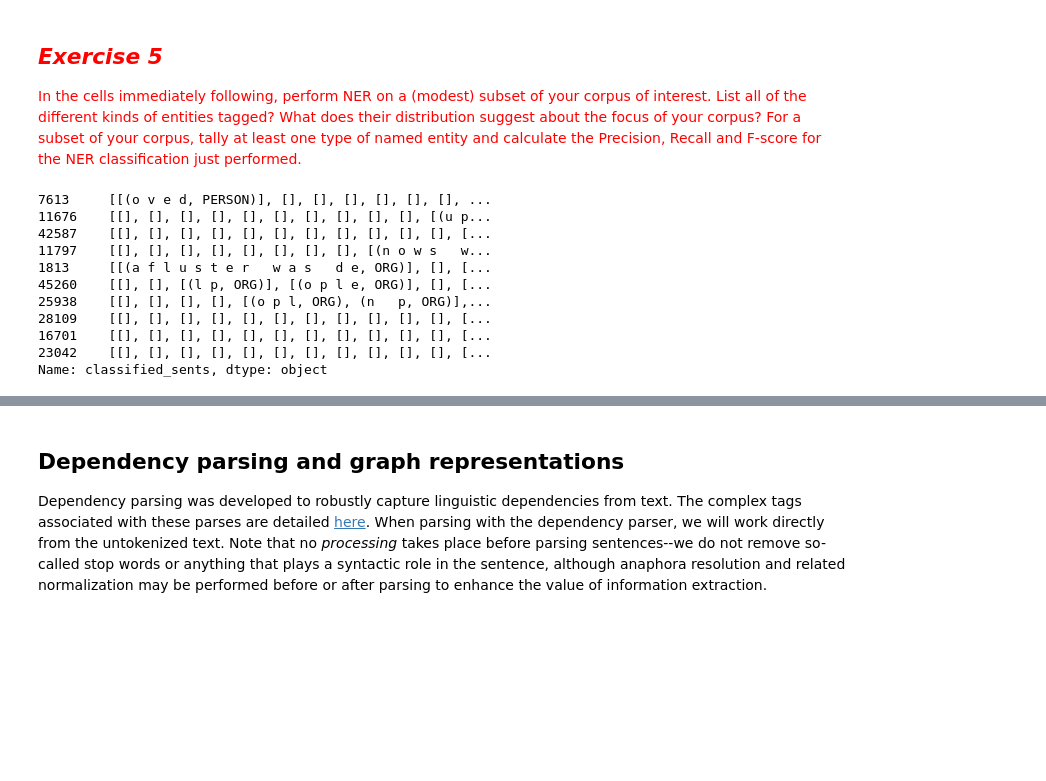
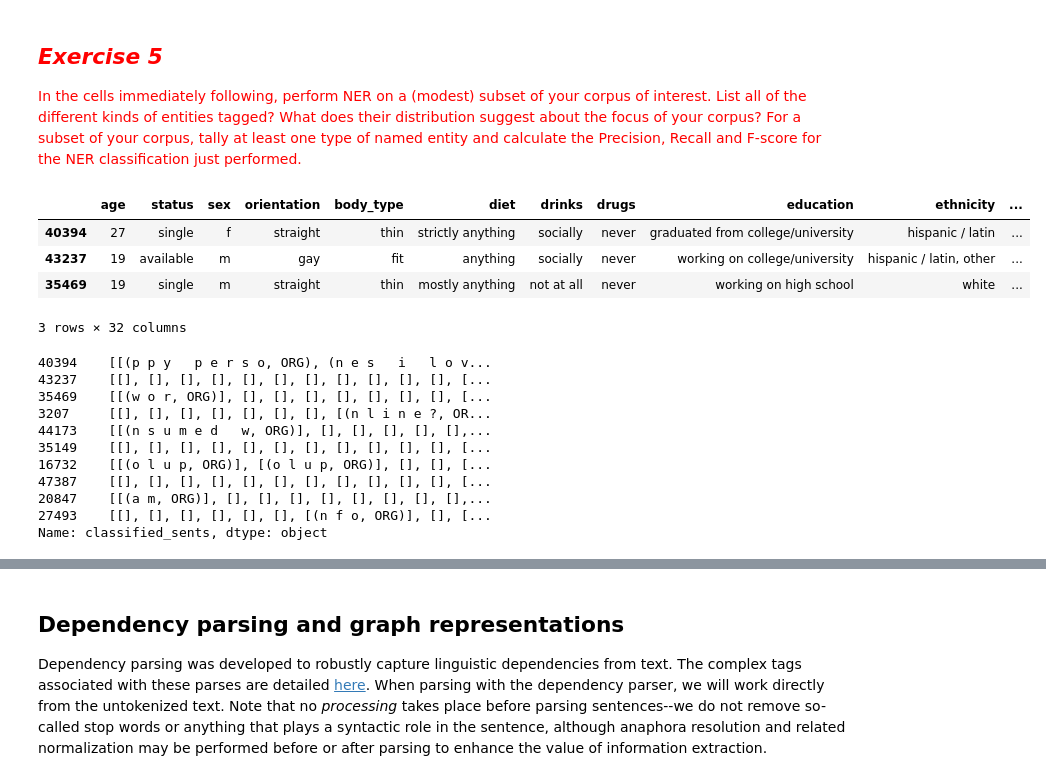
Before and after one commit to h-karyn/ComputationalContentAnalysis, a Jupyter notebook: python_notebooks/hw2/2-Counting Words & Phrases to Trace the Distribution of Meaning.ipynb, the cells around one changed output, grey strips where cells are left out. Cells and saved outputs as stored; diff of their text form; code cells hidden in the pictures; blank space fills up the shorter version.

```diff
--- a/python_notebooks/hw2/2-Counting Words & Phrases to Trace the Distribution of Meaning.ipynb
+++ b/python_notebooks/hw2/2-Counting Words & Phrases to Trace the Distribution of Meaning.ipynb
@@ -1888,21 +1893,31 @@ In this particular example we didn't find the most interesting entities - you ca
 ## <font color="red">*Exercise 5*</font>
 
 <font color="red">In the cells immediately following, perform NER on a (modest) subset of your corpus of interest. List all of the different kinds of entities tagged? What does their distribution suggest about the focus of your corpus? For a subset of your corpus, tally at least one type of named entity and calculate the Precision, Recall and F-score for the NER classification just performed.
+# %%
+# randomly select 10 samples from the profile data
+profile_mini = profile.sample(n=10, random_state=7)
+profile_mini.head(3)
+# %% [output]
+|  | age | status | sex | orientation | body_type | diet | drinks | drugs | education | ethnicity | ... |
+| 40394 | 27 | single | f | straight | thin | strictly anything | socially | never | graduated from college/university | hispanic / latin | ... |
+| 43237 | 19 | available | m | gay | fit | anything | socially | never | working on college/university | hispanic / latin, other | ... |
+| 35469 | 19 | single | m | straight | thin | mostly anything | not at all | never | working on high school | white | ... |
+3 rows × 32 columns
 # %%
-# run NER over the essays_all column
-profile_sample['classified_sents'] = profile_sample['essays_all'].apply(lambda x: tag_sents_ner(x))
-profile_sample['classified_sents'][:10]
+profile_mini['classified_sents'] = profile_mini['essay0'].apply(lambda x: tag_sents_ner(x))
+
+profile_mini['classified_sents']
 # %% [output]
-7613     [[(o v e d, PERSON)], [], [], [], [], [], [], ...
-11676    [[], [], [], [], [], [], [], [], [], [], [(u p...
-42587    [[], [], [], [], [], [], [], [], [], [], [], [...
-11797    [[], [], [], [], [], [], [], [], [(n o w s   w...
-1813     [[(a f l u s t e r   w a s   d e, ORG)], [], [...
-45260    [[], [], [(l p, ORG)], [(o p l e, ORG)], [], [...
-25938    [[], [], [], [], [(o p l, ORG), (n   p, ORG)],...
-28109    [[], [], [], [], [], [], [], [], [], [], [], [...
-16701    [[], [], [], [], [], [], [], [], [], [], [], [...
-23042    [[], [], [], [], [], [], [], [], [], [], [], [...
+40394    [[(p p y   p e r s o, ORG), (n e s   i   l o v...
+43237    [[], [], [], [], [], [], [], [], [], [], [], [...
+35469    [[(w o r, ORG)], [], [], [], [], [], [], [], [...
+3207     [[], [], [], [], [], [], [], [(n l i n e ?, OR...
+44173    [[(n s u m e d   w, ORG)], [], [], [], [], [],...
+35149    [[], [], [], [], [], [], [], [], [], [], [], [...
+16732    [[(o l u p, ORG)], [(o l u p, ORG)], [], [], [...
+47387    [[], [], [], [], [], [], [], [], [], [], [], [...
+20847    [[(a m, ORG)], [], [], [], [], [], [], [], [],...
+27493    [[], [], [], [], [], [], [(n f o, ORG)], [], [...
 Name: classified_sents, dtype: object
 # %%
 # find the most common entities
```
Also changed, not shown: parts of 13 cells of this notebook, 1 other file.
